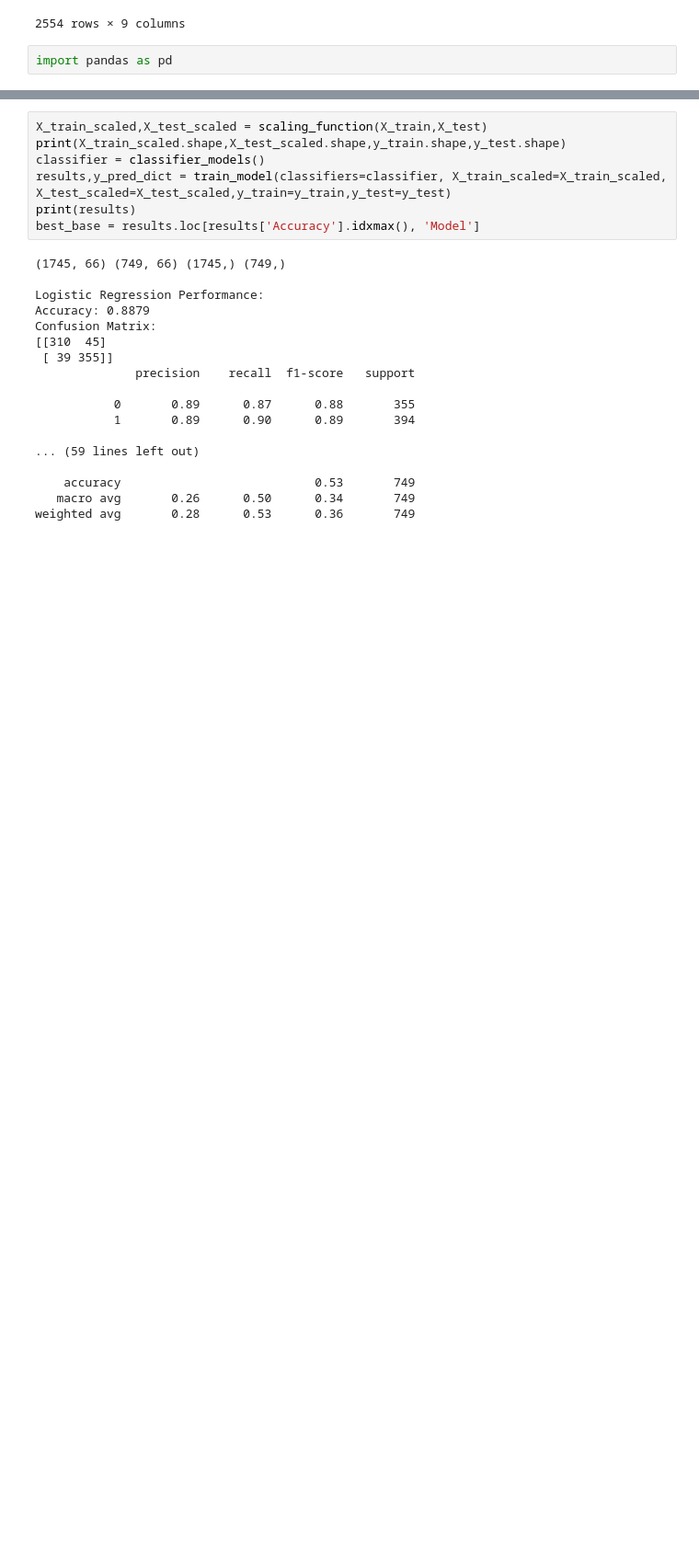
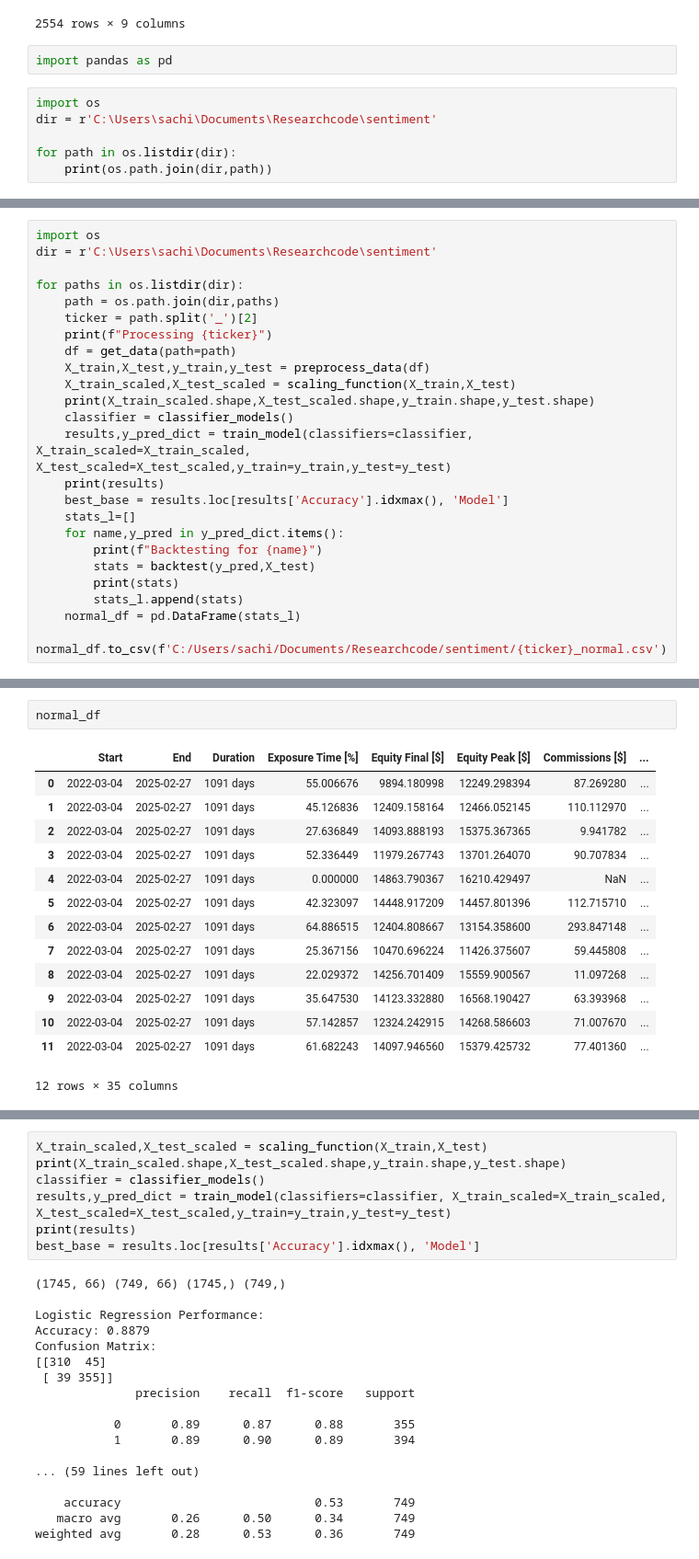
Before and after one commit to SacSresta/Research, a Jupyter notebook: notebook/stage_07_backtesting_model.ipynb, the cells around one changed output, grey strips where cells are left out. Shown: that part at 92% size. Saved outputs shown, nothing was run; the diff lists cells and outputs as text; blank space fills up the shorter version.

```diff
--- a/notebook/stage_07_backtesting_model.ipynb
+++ b/notebook/stage_07_backtesting_model.ipynb
@@ -42,3 +42,9 @@ df
 2554 rows × 9 columns
 # %%
 import pandas as pd
+# %%
+import os
+dir = r'C:\Users\sachi\Documents\Researchcode\sentiment'
+
+for path in os.listdir(dir):
+    print(os.path.join(dir,path))
@@ -44,0 +59,24 @@ import pandas as pd
+# %%
+import os
+dir = r'C:\Users\sachi\Documents\Researchcode\sentiment'
+
+for paths in os.listdir(dir):
+    path = os.path.join(dir,paths)
+    ticker = path.split('_')[2]
+    print(f"Processing {ticker}")
+    df = get_data(path=path)
+    X_train,X_test,y_train,y_test = preprocess_data(df)
+    X_train_scaled,X_test_scaled = scaling_function(X_train,X_test)
+    print(X_train_scaled.shape,X_test_scaled.shape,y_train.shape,y_test.shape)
+    classifier = classifier_models()
+    results,y_pred_dict = train_model(classifiers=classifier, X_train_scaled=X_train_scaled, X_test_scaled=X_test_scaled,y_train=y_train,y_test=y_test)
+    print(results)
+    best_base = results.loc[results['Accuracy'].idxmax(), 'Model']
+    stats_l=[]
+    for name,y_pred in y_pred_dict.items():
+        print(f"Backtesting for {name}")
+        stats = backtest(y_pred,X_test)
+        print(stats)
+        stats_l.append(stats)
+    normal_df = pd.DataFrame(stats_l)
+    normal_df.to_csv(f'C:/Users/sachi/Documents/Researchcode/sentiment/{ticker}_normal.csv')
@@ -119,0 +333,17 @@ Confusion Matrix:
+# %%
+normal_df
+# %% [output]
+|  | Start | End | Duration | Exposure Time [%] | Equity Final [$] | Equity Peak [$] | Commissions [$] | ... |
+| 0 | 2022-03-04 | 2025-02-27 | 1091 days | 55.006676 | 9894.180998 | 12249.298394 | 87.269280 | ... |
+| 1 | 2022-03-04 | 2025-02-27 | 1091 days | 45.126836 | 12409.158164 | 12466.052145 | 110.112970 | ... |
+| 2 | 2022-03-04 | 2025-02-27 | 1091 days | 27.636849 | 14093.888193 | 15375.367365 | 9.941782 | ... |
+| 3 | 2022-03-04 | 2025-02-27 | 1091 days | 52.336449 | 11979.267743 | 13701.264070 | 90.707834 | ... |
+| 4 | 2022-03-04 | 2025-02-27 | 1091 days | 0.000000 | 14863.790367 | 16210.429497 | NaN | ... |
+| 5 | 2022-03-04 | 2025-02-27 | 1091 days | 42.323097 | 14448.917209 | 14457.801396 | 112.715710 | ... |
+| 6 | 2022-03-04 | 2025-02-27 | 1091 days | 64.886515 | 12404.808667 | 13154.358600 | 293.847148 | ... |
+| 7 | 2022-03-04 | 2025-02-27 | 1091 days | 25.367156 | 10470.696224 | 11426.375607 | 59.445808 | ... |
+| 8 | 2022-03-04 | 2025-02-27 | 1091 days | 22.029372 | 14256.701409 | 15559.900567 | 11.097268 | ... |
+| 9 | 2022-03-04 | 2025-02-27 | 1091 days | 35.647530 | 14123.332880 | 16568.190427 | 63.393968 | ... |
+| 10 | 2022-03-04 | 2025-02-27 | 1091 days | 57.142857 | 12324.242915 | 14268.586603 | 71.007670 | ... |
+| 11 | 2022-03-04 | 2025-02-27 | 1091 days | 61.682243 | 14097.946560 | 15379.425732 | 77.401360 | ... |
+12 rows × 35 columns
```
Also changed, not shown: parts of 6 cells of this notebook, 7 other files.
